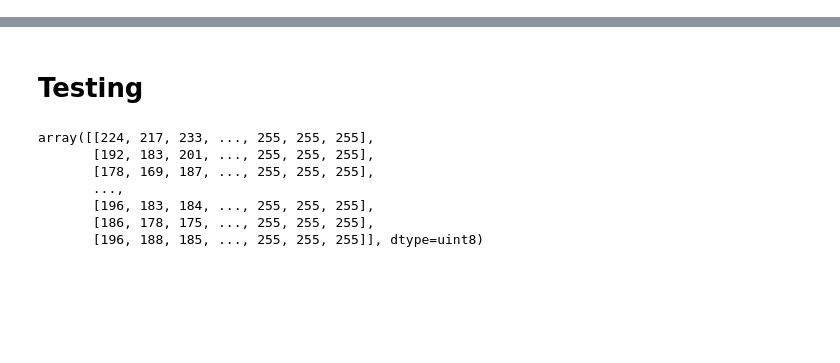
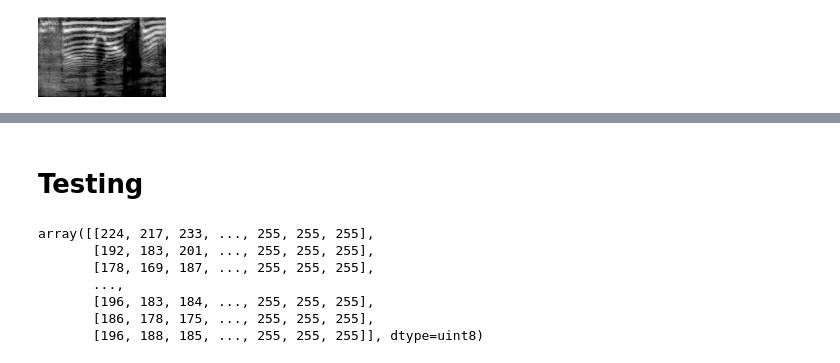
Before and after one commit to MLBurnham/speechsynth, a Jupyter notebook: Audio Testing.ipynb, the cells around one changed output, grey strips where cells are left out. Cells and saved outputs as stored; diff of their text form; code cells hidden in the pictures; blank space fills up the shorter version.

```diff
--- a/Audio Testing.ipynb
+++ b/Audio Testing.ipynb
@@ -121,8 +121,12 @@ dir = '/home/mike/Insync/OneDrive/Emotions/project/results2/images/'
 prep = Preprocess()
 # %%
 # import spectrograms()
-fake = Image.open(dir + '1011_ITH_fake_B.png').convert('L')
-reala = Image.open(dir + '1011_ITH_real_A.png').convert('L')
-realb = Image.open(dir + '1011_ITH_real_B.png').convert('L')
+fake = Image.open('/home/mike/Insync/OneDrive/Emotions/project/test_latest/images/OAF_bone_fake_B.png').convert('L')
+#reala = Image.open(dir + '03-01-01-01-09_real_A.png').convert('L')
+#realb = Image.open(dir + '03-01-01-01-09_real_B.png').convert('L')
+# %%
+fake
+# %% [output]
+[figure, added]
 # %%
 # play
```
Also changed, not shown: parts of 5 cells of this notebook, 4 other files.
